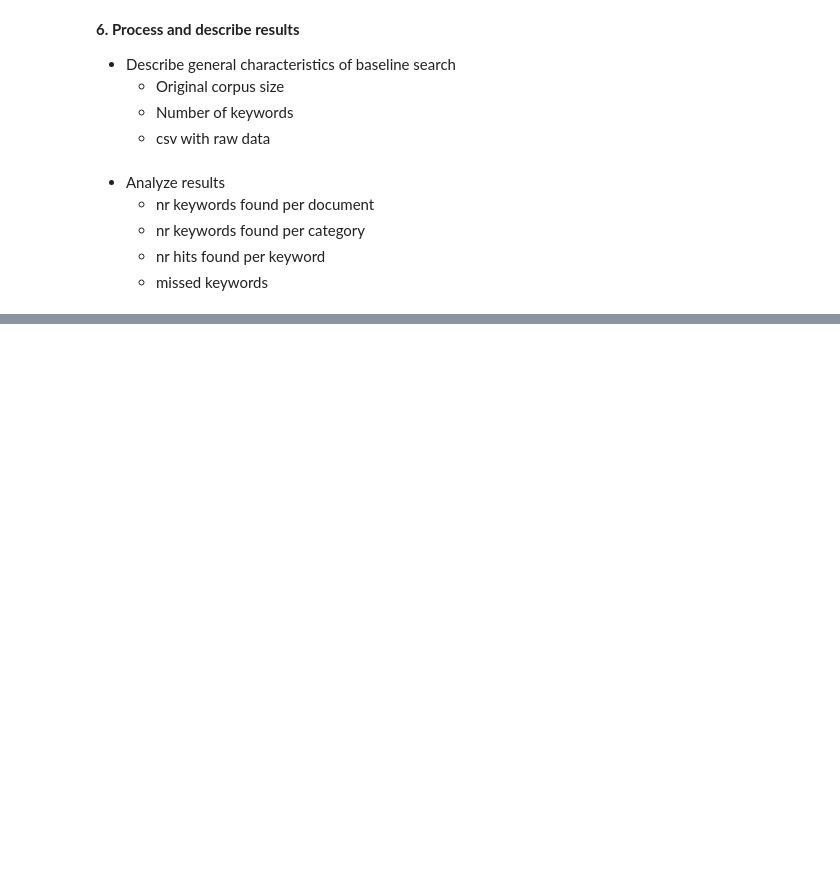
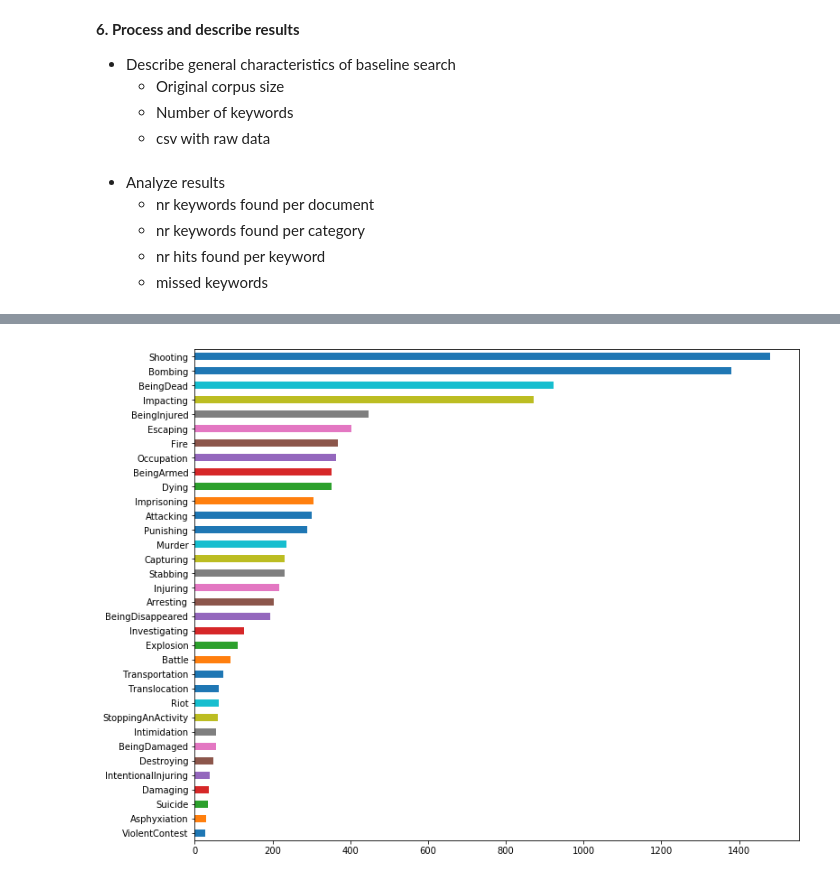
Before and after one commit to ADAH-EviDENce/baseline_search, a Jupyter notebook: notebooks/EviDENce_baseline_search_engine.ipynb, the cells around one changed output, grey strips where cells are left out. Drawn from its saved outputs; the diff is of its cells as text; code cells hidden in the pictures; blank space fills up the shorter version.

Commit message:
added functionality to analyze ceo classes

```diff
--- a/notebooks/EviDENce_baseline_search_engine.ipynb
+++ b/notebooks/EviDENce_baseline_search_engine.ipynb
@@ -78,10 +75,11 @@ translation_file = "../data/Translated_lemmas.csv"
 translation_df = pd.read_csv(translation_file,sep=',',encoding = "ISO-8859-1")
 
 mention_df['Dutch']= translation_df['Dutch']
+mention_df['Dutch']= mention_df.apply(lambda x:quote_phrase(x['Dutch']), axis=1)
 # %%
-ceo_mention_df= pd.DataFrame(data =mention_df['CEO class'])
-ceo_mention_df = ceo_mention_df.set_index(mention_df['Dutch'])
-ceo_mention_dict = ceo_mention_df.to_dict(orient ='dict')
+ceo_mention_df = pd.DataFrame(data =mention_df[['CEO class','Dutch']]).drop_duplicates(subset= 'Dutch')
+ceo_mention_df2 = ceo_mention_df.drop(columns=['Dutch']).set_index(ceo_mention_df['Dutch'])
+ceo_mention_dict = ceo_mention_df2.transpose().to_dict(orient = 'records')[0]
 # %% [markdown]
 **4. Construct query**
 
@@ -89,9 +87,8 @@ ceo_mention_dict = ceo_mention_df.to_dict(orient ='dict')
 * Add double quotes to phrase queries
 * Concatenate all keywords into one query string
 # %%
-nl_mention_list = list(set(nl_mentions))
-quoted_nl_mention_list = quote_phrases (nl_mention_list)
-nl_mention_query = ",".join(quoted_nl_mention_list)
+nl_mention_list = list(ceo_mention_df['Dutch'])
+nl_mention_query = ",".join(nl_mention_list)
 # %% [markdown]
 **5. Perform search**
 
@@ -146,7 +143,7 @@ Combined dataframe contains:
 * all documents, also those that have no keywords
 # %%
 #Create a dataframe for all docs and keywords with empty values
-keywords_dic = {term:0 for term in quoted_nl_mention_list}
+keywords_dic = {term:0 for term in nl_mention_list}
 list_docs = [doc['title'] for doc in ix.searcher().documents()]
 
 all_df = pd.DataFrame(keywords_dic, index = list_docs)
@@ -224,0 +234,15 @@ missed_keywords.to_csv(report_missed_keywords)
+# %%
+ceo_sum_keywords = [ceo_mention_dict[i] for i in sum_keywords.index]
+
+serie = pd.Series(sum_keywords.values, index=ceo_sum_keywords)
+
+res = serie.groupby(serie.index).sum()
+res = res.drop(labels=['\P','/M','/B']).sort_values()
+
+p4 = res.iloc[-35:-1].plot(kind='barh', figsize = (12,10))
+
+p4.set_title('Figure 4: Distribution of classes of keywords in search results')
+
+p4.get_figure().savefig(os.path.join(report,"Freq_keywords_classes.png"))
+# %% [output]
+[figure, added]
```
Also changed, not shown: parts of 7 cells of this notebook, 1 other file.
